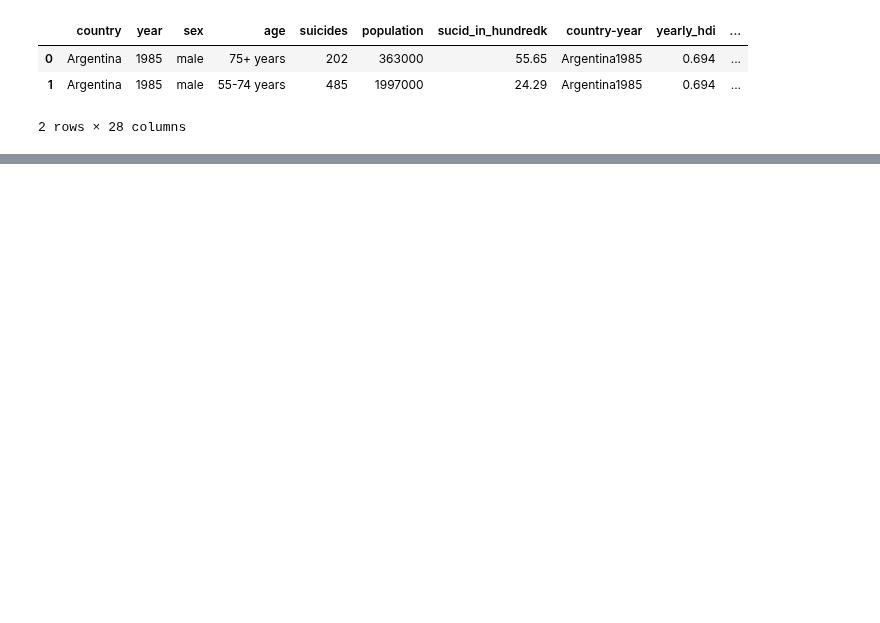
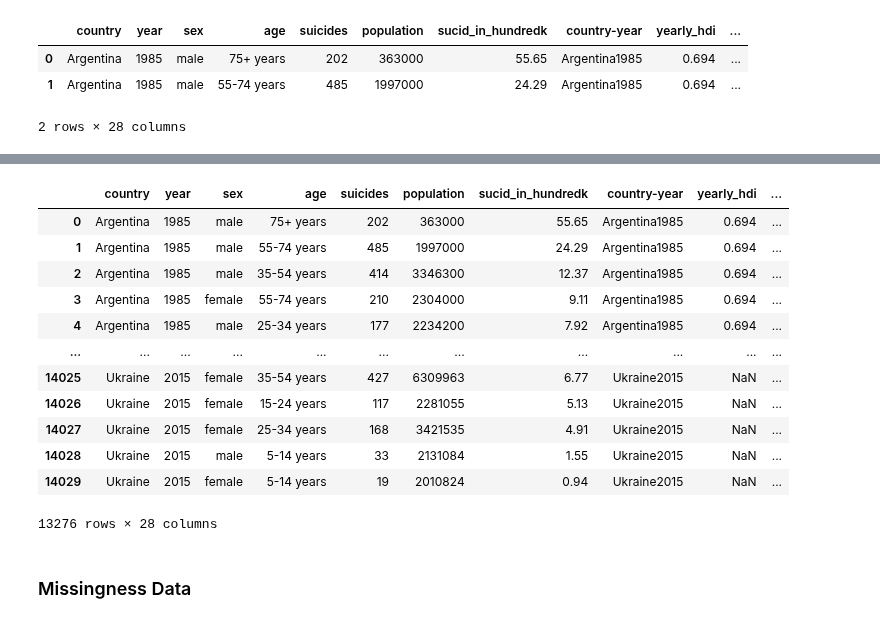
Before and after one commit to sujilkumarkm/desertion_dkit_msc_2022_sep, a Jupyter notebook: dissertation_suicide_data_preparation_2022.ipynb, the cells around one changed output, grey strips where cells are left out. Drawn from its saved outputs; the diff is of its cells as text; code cells hidden in the pictures; blank space fills up the shorter version.

```diff
--- a/dissertation_suicide_data_preparation_2022.ipynb
+++ b/dissertation_suicide_data_preparation_2022.ipynb
@@ -327,2 +318,27 @@ memory usage: 2.6+ MB
 # %%
 df.rename( {'suicides_no':'suicides' } , axis=1 , inplace = True)
+# %%
+# pd.to_datetime(final['year'],# Attempt to infer format of each date
+# infer_datetime_format=True,
+# # Return NA for rows where conversion failed
+# errors = 'coerce')
+
+# final['year'] = pd.DatetimeIndex(final['year']).year
+
+final
+# %% [output]
+|  | country | year | sex | age | suicides | population | sucid_in_hundredk | country-year | yearly_hdi | ... |
+| 0 | Argentina | 1985 | male | 75+ years | 202 | 363000 | 55.65 | Argentina1985 | 0.694 | ... |
+| 1 | Argentina | 1985 | male | 55-74 years | 485 | 1997000 | 24.29 | Argentina1985 | 0.694 | ... |
+| 2 | Argentina | 1985 | male | 35-54 years | 414 | 3346300 | 12.37 | Argentina1985 | 0.694 | ... |
+| 3 | Argentina | 1985 | female | 55-74 years | 210 | 2304000 | 9.11 | Argentina1985 | 0.694 | ... |
+| 4 | Argentina | 1985 | male | 25-34 years | 177 | 2234200 | 7.92 | Argentina1985 | 0.694 | ... |
+| ... | ... | ... | ... | ... | ... | ... | ... | ... | ... | ... |
+| 14025 | Ukraine | 2015 | female | 35-54 years | 427 | 6309963 | 6.77 | Ukraine2015 | NaN | ... |
+| 14026 | Ukraine | 2015 | female | 15-24 years | 117 | 2281055 | 5.13 | Ukraine2015 | NaN | ... |
+| 14027 | Ukraine | 2015 | female | 25-34 years | 168 | 3421535 | 4.91 | Ukraine2015 | NaN | ... |
+| 14028 | Ukraine | 2015 | male | 5-14 years | 33 | 2131084 | 1.55 | Ukraine2015 | NaN | ... |
+| 14029 | Ukraine | 2015 | female | 5-14 years | 19 | 2010824 | 0.94 | Ukraine2015 | NaN | ... |
+13276 rows × 28 columns
+# %% [markdown]
+### Missingness Data
```
Also changed, not shown: parts of 39 cells of this notebook, 4 other files.
